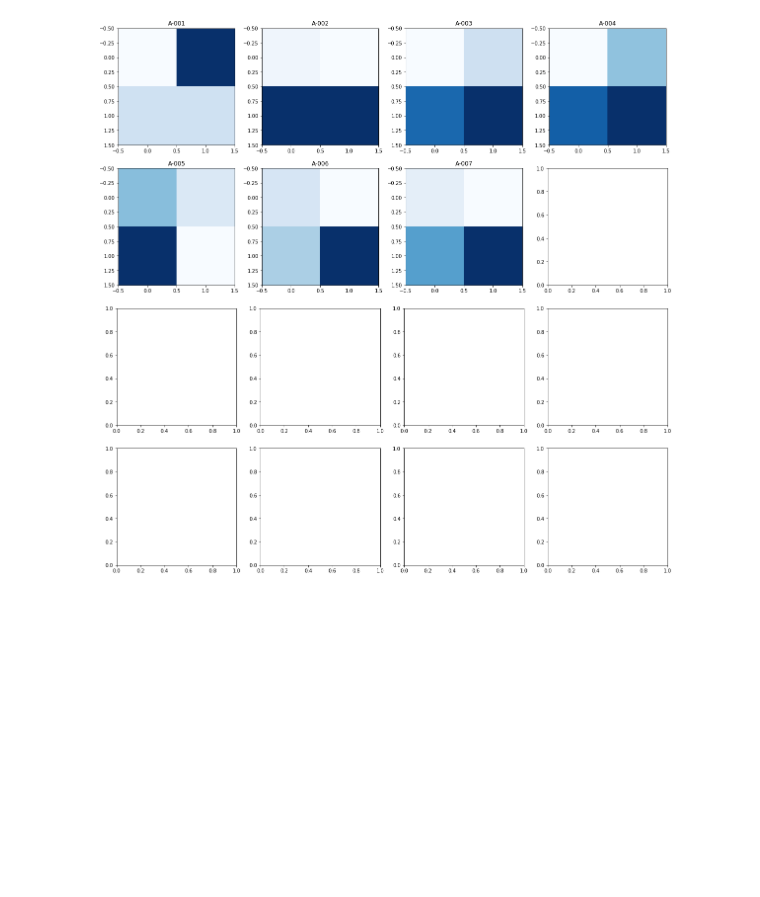
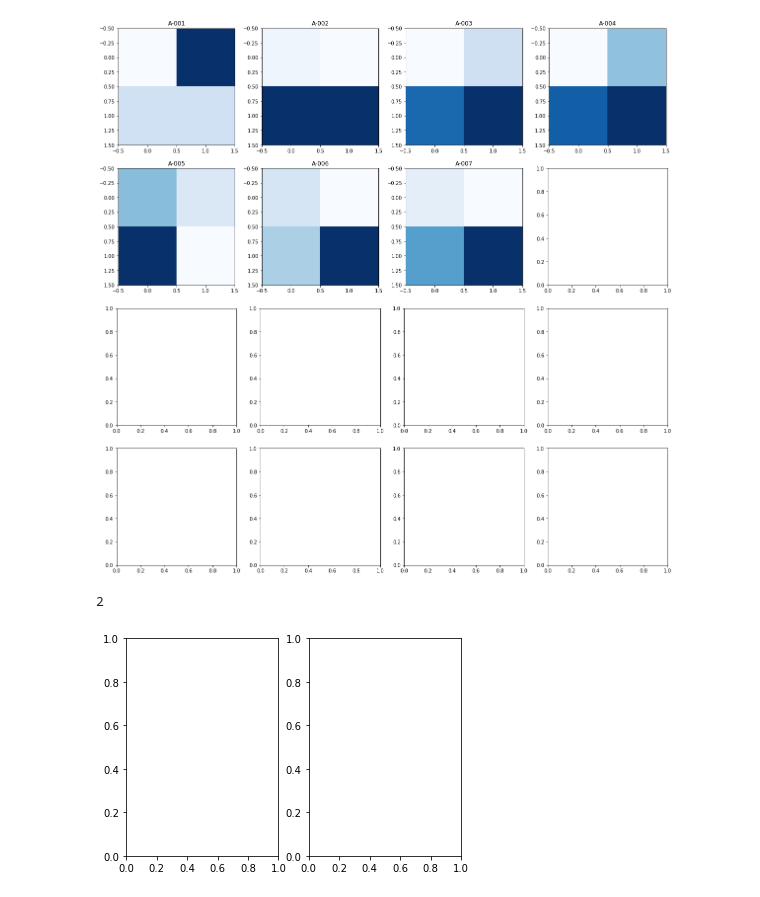
Before and after one commit to nurminenlab/realtime-analysis, a Jupyter notebook: script.ipynb, the cells around one changed output. Cells and saved outputs as stored; diff of their text form; code cells hidden in the pictures; blank space fills up the shorter version.

```diff
--- a/script.ipynb
+++ b/script.ipynb
@@ -45,3 +45,14 @@ for i,ch in zip(range(df_ch_stimC['Channel'].nunique()),df_ch_stimC['Channel'].u
     axs[i].set_title(df_ch_stimC['Channel'].unique()[i])
 # %% [output]
 [figure]
+# %%
+import matplotlib.pyplot as plt
+
+# create a figure with two subplots
+fig, (ax1, ax2) = plt.subplots(1, 2)
+
+# check the number of subplots
+print(len(fig.axes))  # outputs 2
+# %% [output]
+2
+[figure, added]
```
Also changed, not shown: parts of 2 cells of this notebook, 2 other files.
